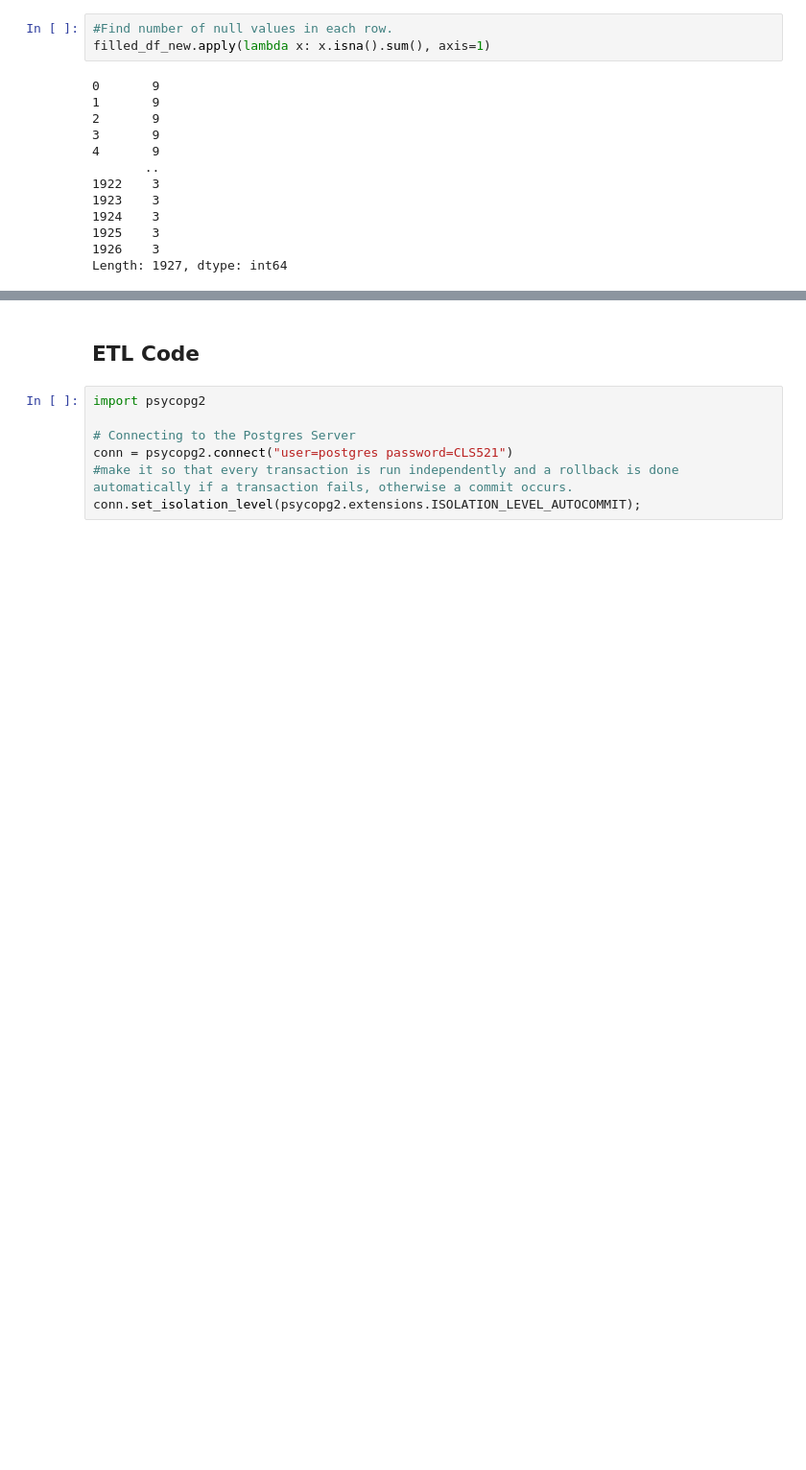
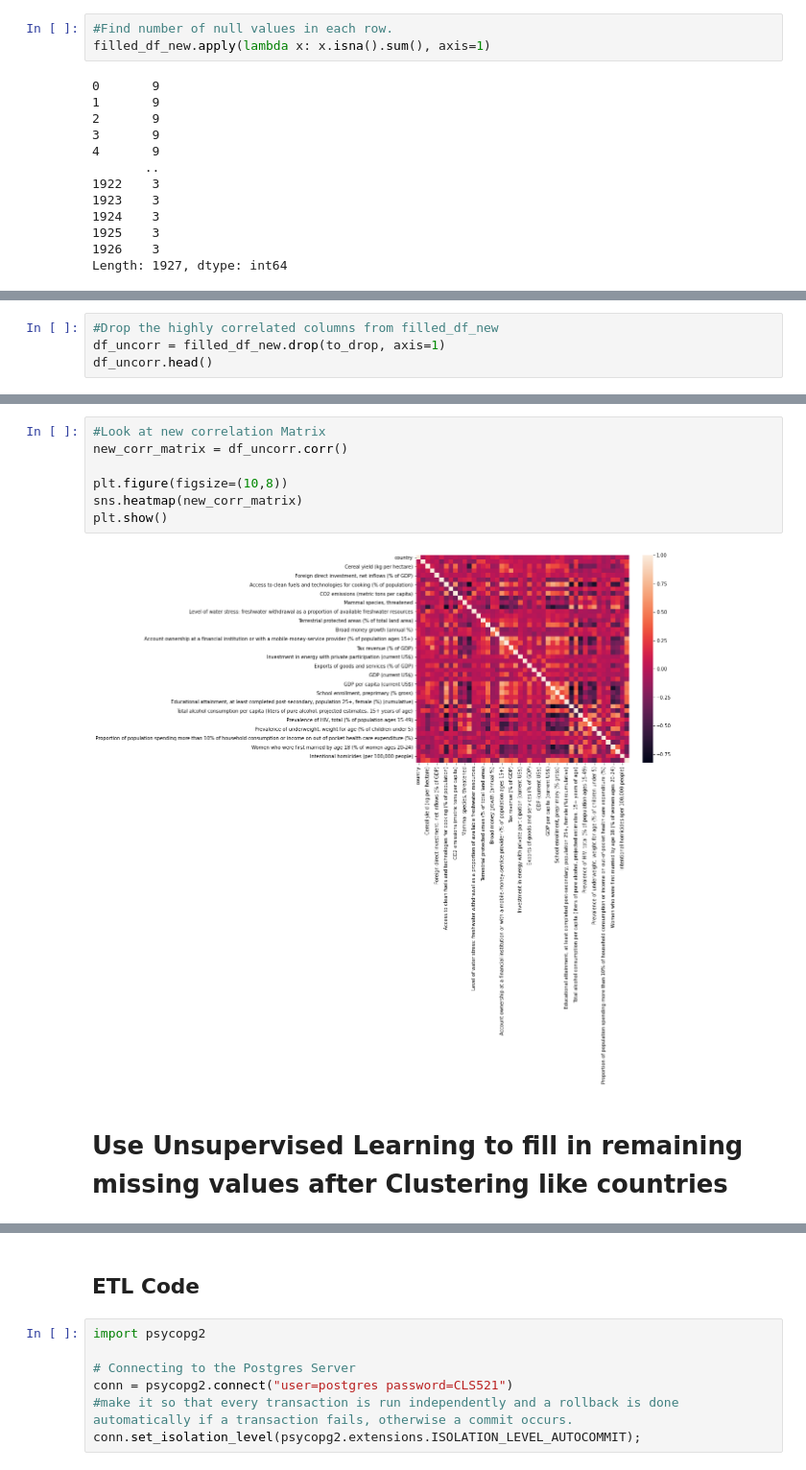
Before and after one commit to nmckinne/SustainabilityProject, a Jupyter notebook: SustainabilityGoals.ipynb, the cells around one changed output, grey strips where cells are left out. Shown at 96% size. Saved outputs shown, nothing was run; the diff lists cells and outputs as text; blank space fills up the shorter version.

```diff
--- a/SustainabilityGoals.ipynb
+++ b/SustainabilityGoals.ipynb
@@ -885,0 +924,4 @@ Length: 1927, dtype: int64
+# %%
+#Drop the highly correlated columns from filled_df_new
+df_uncorr = filled_df_new.drop(to_drop, axis=1)
+df_uncorr.head()
@@ -885,0 +936,11 @@ Length: 1927, dtype: int64
+# %%
+#Look at new correlation Matrix
+new_corr_matrix = df_uncorr.corr()
+
+plt.figure(figsize=(10,8))
+sns.heatmap(new_corr_matrix)
+plt.show()
+# %% [output]
+[figure, added]
+# %% [markdown]
+# Use Unsupervised Learning to fill in remaining missing values after Clustering like countries
```
Also changed, not shown: parts of 7 cells of this notebook.
